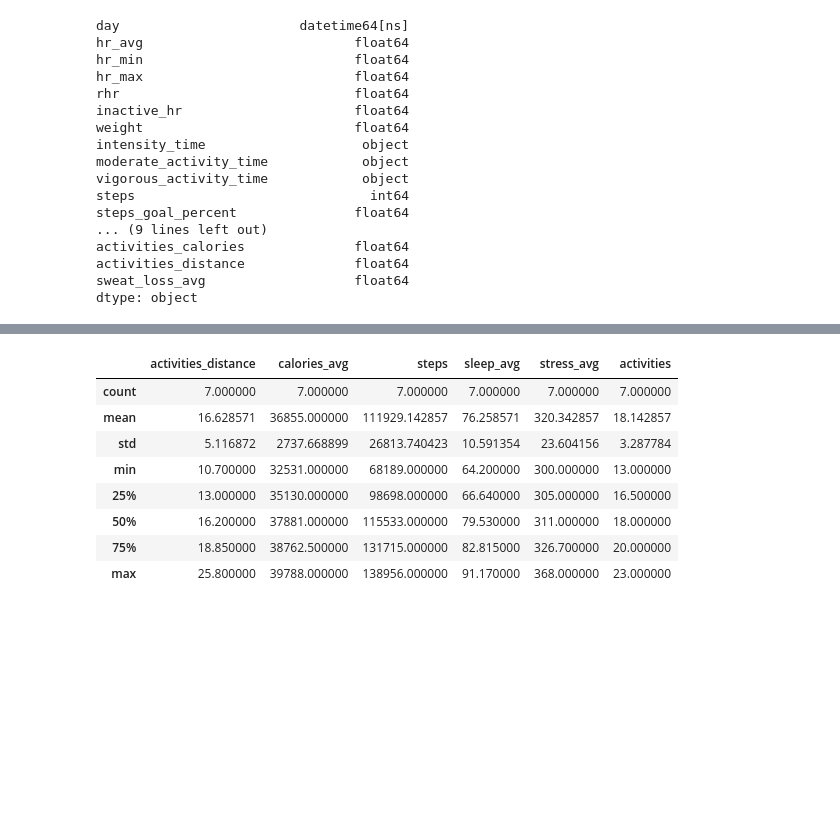
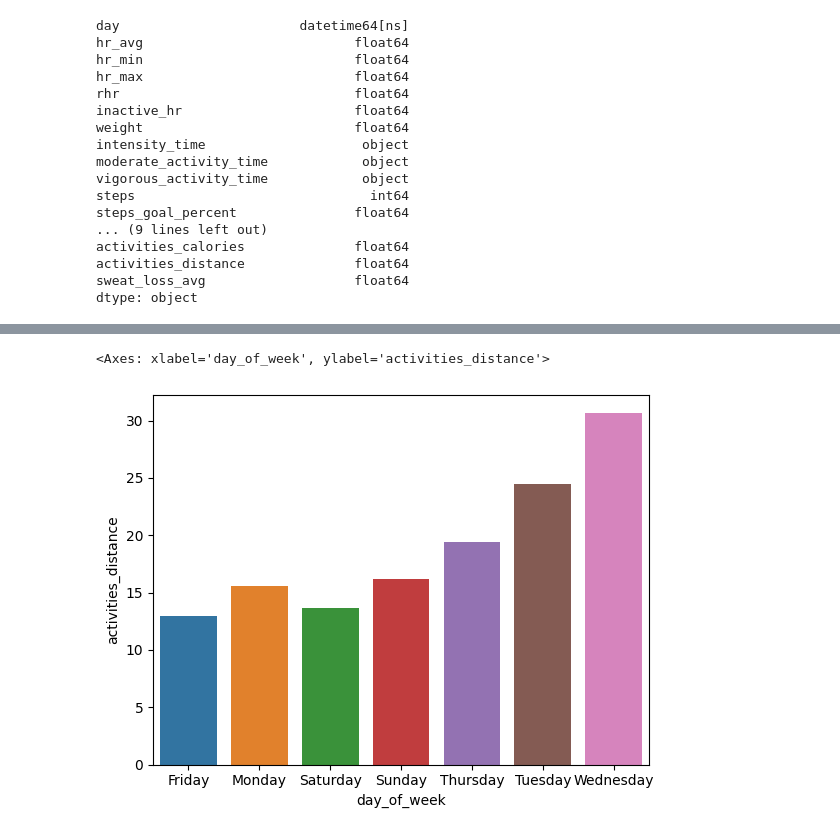
Before and after one commit to nsedler/Garmin-Analysis, a Jupyter notebook: garmin_summary_analysis.ipynb, the cells around one changed output, grey strips where cells are left out. Cells and saved outputs as stored; diff of their text form; code cells hidden in the pictures; blank space fills up the shorter version.

```diff
--- a/garmin_summary_analysis.ipynb
+++ b/garmin_summary_analysis.ipynb
@@ -193,21 +188,15 @@ Text(0, 0.5, '# of Activities')
 # %%
 df_days_sum = df_summary.groupby(['day_of_week']).agg({
     'activities_distance': 'sum',
     'calories_avg': 'sum',
-    'steps': 'sum',
+    'steps':
+'sum',
     'sleep_avg': 'sum',
     'stress_avg': 'sum',
     'activities': 'sum'
 }).reset_index()
 
-df_days_sum.describe()
+sns.barplot(x='day_of_week', y='activities_distance', data=df_days_sum)
 # %% [output]
-|  | activities_distance | calories_avg | steps | sleep_avg | stress_avg | activities |
-| count | 7.000000 | 7.000000 | 7.000000 | 7.000000 | 7.000000 | 7.000000 |
-| mean | 16.628571 | 36855.000000 | 111929.142857 | 76.258571 | 320.342857 | 18.142857 |
-| std | 5.116872 | 2737.668899 | 26813.740423 | 10.591354 | 23.604156 | 3.287784 |
-| min | 10.700000 | 32531.000000 | 68189.000000 | 64.200000 | 300.000000 | 13.000000 |
-| 25% | 13.000000 | 35130.000000 | 98698.000000 | 66.640000 | 305.000000 | 16.500000 |
-| 50% | 16.200000 | 37881.000000 | 115533.000000 | 79.530000 | 311.000000 | 18.000000 |
-| 75% | 18.850000 | 38762.500000 | 131715.000000 | 82.815000 | 326.700000 | 20.000000 |
-| max | 25.800000 | 39788.000000 | 138956.000000 | 91.170000 | 368.000000 | 23.000000 |
+<Axes: xlabel='day_of_week', ylabel='activities_distance'>
+[figure, added]
```
Also changed, not shown: parts of 32 cells of this notebook, 3 other files.
